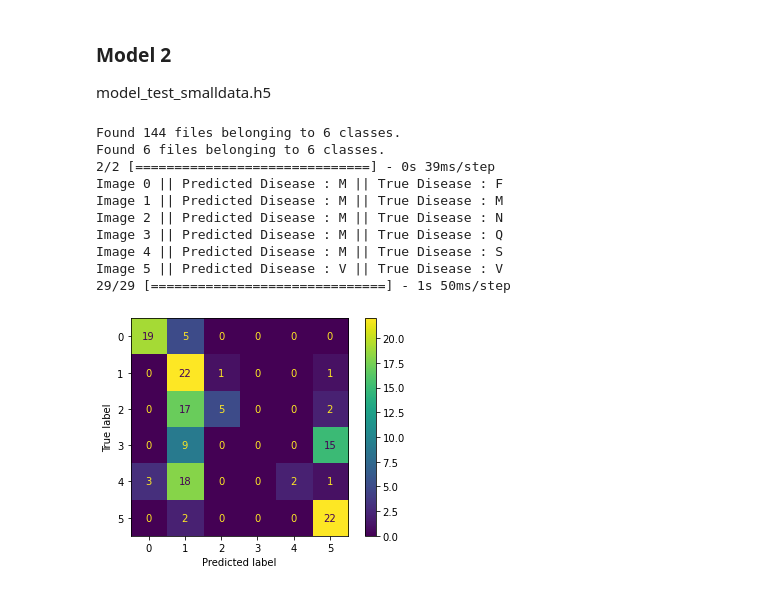
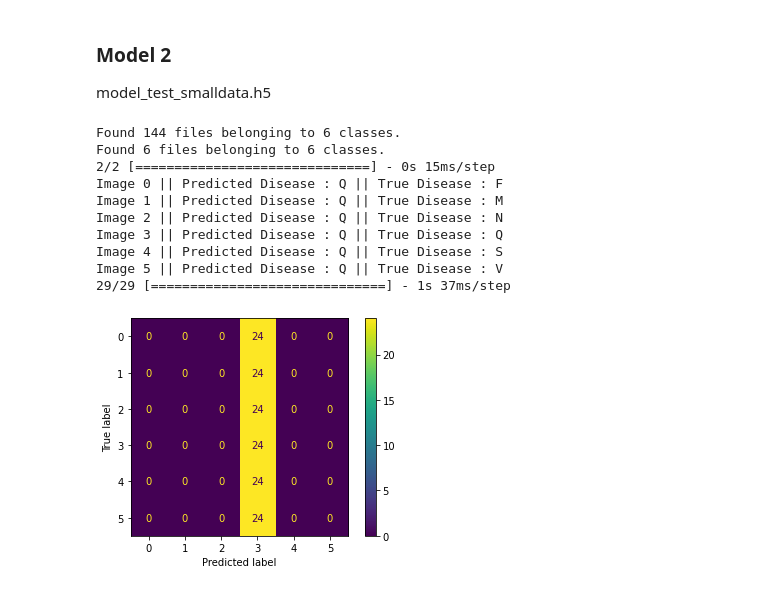
Before and after one commit to Henryk07/ESP3201_Project, a Jupyter notebook: model_test.ipynb, the cells around one changed output. Saved outputs shown, nothing was run; the diff lists cells and outputs as text; code cells hidden in the pictures.

Commit message:
test model 26th of octeber

```diff
--- a/model_test.ipynb
+++ b/model_test.ipynb
@@ -112,23 +112,23 @@ Image 5 || Predicted Disease : M || True Disease : V
 
 model_test_smalldata.h5
 # %%
-model2 = tf.keras.models.load_model('model/model_test_smalldata.h5')
+model2 = tf.keras.models.load_model('model/model_test_smalldata_bw.h5')
 
 simpledata=tf.keras.utils.image_dataset_from_directory("Small_dataset/S_datas_labels_cb_bw",shuffle=False,batch_size=5)
 predictdata=tf.keras.utils.image_dataset_from_directory("Small_dataset/S_prediction_datas_labels_bw",shuffle=False,batch_size=5)
 
 
 modeltest(model2,predictdata)
 confusionmatrix(model2,simpledata)
 # %% [output]
 Found 144 files belonging to 6 classes.
 Found 6 files belonging to 6 classes.
-2/2 [==============================] - 0s 39ms/step
-Image 0 || Predicted Disease : M || True Disease : F
-Image 1 || Predicted Disease : M || True Disease : M
-Image 2 || Predicted Disease : M || True Disease : N
-Image 3 || Predicted Disease : M || True Disease : Q
-Image 4 || Predicted Disease : M || True Disease : S
-Image 5 || Predicted Disease : V || True Disease : V
-29/29 [==============================] - 1s 50ms/step
+2/2 [==============================] - 0s 15ms/step
+Image 0 || Predicted Disease : Q || True Disease : F
+Image 1 || Predicted Disease : Q || True Disease : M
+Image 2 || Predicted Disease : Q || True Disease : N
+Image 3 || Predicted Disease : Q || True Disease : Q
+Image 4 || Predicted Disease : Q || True Disease : S
+Image 5 || Predicted Disease : Q || True Disease : V
+29/29 [==============================] - 1s 37ms/step
-[figure, old version]
+[figure, new version]
```
Also changed, not shown: parts of 2 cells of this notebook.
